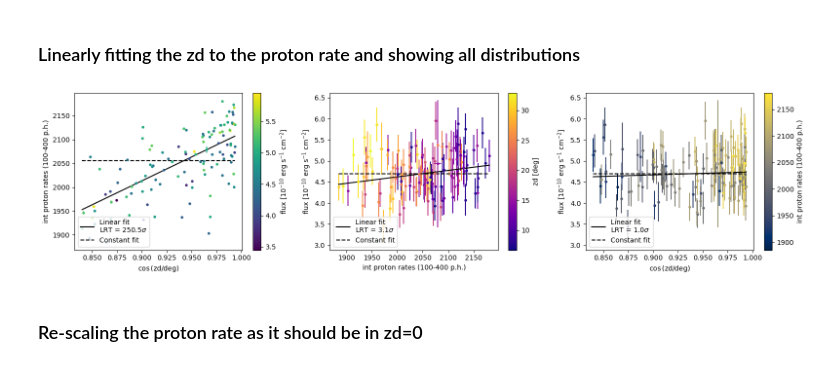
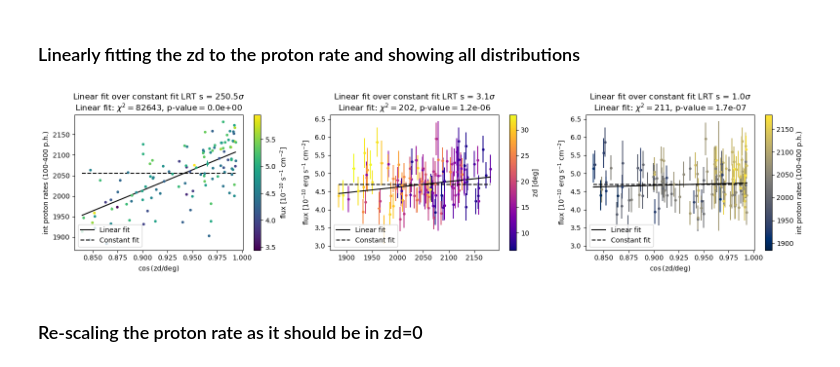
Before and after one commit to juanjq/cosmic_ray_data_correction, a Jupyter notebook: main.ipynb, the cells around one changed output. Cells and saved outputs as stored; diff of their text form; code cells hidden in the pictures.

```diff
--- a/main.ipynb
+++ b/main.ipynb
@@ -64,7 +64,7 @@ Wall time: 5.22 ms
 # %% [markdown]
 ### Effective time correction
 # %%
-fig, (ax1, ax2) = plt.subplots(1, 2, figsize=(15, 5), gridspec_kw={'width_ratios': [1, 1.2]})
+fig, (ax1, ax2) = plt.subplots(1, 2, figsize=(12, 4), gridspec_kw={'width_ratios': [1, 1.2]})
 
 # Getting the color array for the ZDs
 colors = aux.get_colors_multiplot(total_zds, COLORS=list(reversed(aux.predC)))
@@ -91,7 +91,7 @@ plt.show()
 # %% [markdown]
 ### Computing counts
 # %%
-fig, (ax1, ax2) = plt.subplots(1, 2, figsize=(15, 5), gridspec_kw={'width_ratios': [1.4, 1]})
+fig, (ax1, ax2) = plt.subplots(1, 2, figsize=(12, 4), gridspec_kw={'width_ratios': [1.4, 1]})
 
 # Getting the color array for the ZDs
 colors = aux.get_colors_multiplot(total_zds, COLORS=list(reversed(aux.predC)))
@@ -156,73 +156,60 @@ for array in [flux, e_flux, p_rate, e_p_rate, zd, az]:
 # %%
 # Perform linear fits
 fitF_zd_p = np.poly1d(np.polyfit(np.cos(np.deg2rad(zd)), p_rate, 1))
-fitF_p_f  = np.poly1d(np.polyfit(p_rate,                 flux, 1))
-fitF_zd_f = np.poly1d(np.polyfit(np.cos(np.deg2rad(zd)), flux, 1))
+fitF_p_f  = np.poly1d(np.polyfit(p_rate,                 flux,   1))
+fitF_zd_f = np.poly1d(np.polyfit(np.cos(np.deg2rad(zd)), flux,   1))
 
 ############################################
 # plot the figures
 ############################################
 fig, (ax1, ax2, ax3) = plt.subplots(1, 3, figsize=(16, 4))
 
-norm_zd   = mpl.colors.Normalize(vmin=np.min(zd), vmax=np.max(zd))
-colors_zd = mpl.cm.ScalarMappable(norm_zd,"plasma").to_rgba(zd)
-
-norm_p   = mpl.colors.Normalize(vmin=np.min(p_rate), vmax=np.max(p_rate))
-colors_p = mpl.cm.ScalarMappable(norm_p,"cividis").to_rgba(p_rate)
-
-norm_f   = mpl.colors.Normalize(vmin=np.min(flux), vmax=np.max(flux))
-colors_f = mpl.cm.ScalarMappable(norm_f,"viridis").to_rgba(flux)
+norm_zd, colors_zd = aux.get_cmap_colors(zd, "plasma")
+norm_p,  colors_p  = aux.get_cmap_colors(p_rate, "cividis")
+norm_f,  colors_f  = aux.get_cmap_colors(flux, "viridis")
 
 for i in range(len(az)):
     ax1.errorbar(np.cos(np.deg2rad(zd[i])), p_rate[i], xerr=0,           yerr=e_p_rate[i], ls="", marker=".", color=colors_f[i])
     ax2.errorbar(p_rate[i],                 flux[i],   xerr=e_p_rate[i], yerr=e_flux[i],   ls="", marker=".", color=colors_zd[i])
     ax3.errorbar(np.cos(np.deg2rad(zd[i])), flux[i],   xerr=0,           yerr=e_flux[i],   ls="", marker=".", color=colors_p[i])
 
-#######################################
-# creating a colorbar
-sm_zd = plt.cm.ScalarMappable(cmap="plasma",  norm=norm_zd)
-sm_p  = plt.cm.ScalarMappable(cmap="cividis", norm=norm_p)
-sm_f  = plt.cm.ScalarMappable(cmap="viridis", norm=norm_f)
-for sm in [sm_zd, sm_p, sm_f]:
-    sm.set_array([])
-fig.colorbar(sm_f,  ax=ax1, label= "flux [$10^{-10}$ erg s${}^{-1}$ cm${}^{-2}$]")
-fig.colorbar(sm_zd, ax=ax2, label=f"zd [deg]")
-fig.colorbar(sm_p,  ax=ax3, label=f"int proton rates ({int_lim[0]}-{int_lim[1]} p.h.)")
+# colorbars
+aux.plot_colorbar(fig, ax1, flux,   "viridis",  label="flux [$10^{-10}$ s${}^{-1}$ cm${}^{-2}$]")
+aux.plot_colorbar(fig, ax2, zd,     "plasma", label="zd [deg]")
+aux.plot_colorbar(fig, ax3, p_rate, "cividis", label=f"int proton rates ({int_lim[0]}-{int_lim[1]} p.h.)")
 
-#######################################
-
-####################
 # plot lines
-####################
 zd_array = np.linspace(min(np.cos(np.deg2rad(zd))), max(np.cos(np.deg2rad(zd))), 200)
 p_array  = np.linspace(min(p_rate), max(p_rate), 200)
 
 LRT_zd_p = geom.LRTFreeConst(np.cos(np.deg2rad(zd)), p_rate, e_p_rate)
 LRT_p_f  = geom.LRTFreeConst(p_rate,                 flux,   e_flux)
 LRT_zd_f = geom.LRTFreeConst(np.cos(np.deg2rad(zd)), flux,   e_flux)
 
-sigma = "$\sigma$"
-ax1.plot(zd_array, geom.lineFreeF(LRT_zd_p[1], zd_array), '-k', label=f"Linear fit\nLRT = {LRT_zd_p[0]:.1f}{sigma}")
-ax2.plot(p_array,  geom.lineFreeF(LRT_p_f[1],  p_array),  '-k', label=f"Linear fit\nLRT = {LRT_p_f[0]:.1f}{sigma}")
-ax3.plot(zd_array, geom.lineFreeF(LRT_zd_f[1], zd_array), '-k', label=f"Linear fit\nLRT = {LRT_zd_f[0]:.1f}{sigma}")
+ch_zd_p, _, p_zd_p = aux.calculate_chi2_pvalue_fun(np.cos(np.deg2rad(zd)), p_rate, e_p_rate, geom.lineFreeF, LRT_zd_p[1])
+ch_p_f,  _, p_p_f  = aux.calculate_chi2_pvalue_fun(p_rate,                 flux,   e_flux,   geom.lineFreeF, LRT_p_f[1])
+ch_zd_f, _, p_zd_f = aux.calculate_chi2_pvalue_fun(np.cos(np.deg2rad(zd)), flux,   e_flux,   geom.lineFreeF, LRT_zd_f[1])
 
-ax1.plot(zd_array, geom.lineConstF(LRT_zd_p[2], zd_array), '--k', label=f"Constant fit")
-ax2.plot(p_array,  geom.lineConstF(LRT_p_f[2],  p_array),  '--k', label=f"Constant fit")
-ax3.plot(zd_array, geom.lineConstF(LRT_zd_f[2], zd_array), '--k', label=f"Constant fit")
+for ax, LRT, arr, ch, p in zip([ax1, ax2, ax3], [LRT_zd_p, LRT_p_f, LRT_zd_f], [zd_array, p_array, zd_array], [ch_zd_p, ch_p_f, ch_zd_f], [p_zd_p, p_p_f, p_zd_f]):
 
-for ax in [ax1, ax2, ax3]:
+    ax.plot(arr, geom.lineFreeF(LRT[1],  arr), '-k',  label=f"Linear fit")
+    ax.plot(arr, geom.lineConstF(LRT[2], arr), '--k', label=f"Constant fit")
+
     ax.legend(loc=3)
-ax1.set_ylabel(f"int proton rates ({int_lim[0]}-{int_lim[1]} p.h.)")
-ax1.set_xlabel("$\cos$(zd/deg)")
-ax2.set_ylabel("flux [$10^{-10}$ erg s${}^{-1}$ cm${}^{-2}$]")
-ax2.set_xlabel(f"int proton rates ({int_lim[0]}-{int_lim[1]} p.h.)")
-ax3.set_ylabel("flux [$10^{-10}$ erg s${}^{-1}$ cm${}^{-2}$]")
-ax3.set_xlabel(f"$\cos$(zd/deg)")
+    ax.set_title(f"Linear fit over constant fit LRT s = {LRT[0]:.1f}{aux.sigma}\nLinear fit: $\chi^2=${ch:.0f}, p-value$=${p:.1e}")
+
+    if ax == ax1 or ax == ax2:
+        ax.set_ylabel(f"int proton rates ({int_lim[0]}-{int_lim[1]} p.h.)")
+    if ax == ax2 or ax == ax3:
+        ax.set_ylabel("flux [$10^{-10}$ s${}^{-1}$ cm${}^{-2}$]")
+    if ax == ax1 or ax == ax3:
+        ax.set_xlabel("$\cos$(zd/deg)")
+
 
 fig.tight_layout()
 plt.show()
 # %% [output]
-[figure, old version]
+[figure, new version]
 # %% [markdown]
 ### Re-scaling the proton rate as it should be in zd=0
 # %%
```
Also changed, not shown: parts of 10 cells of this notebook, 2 other files.
